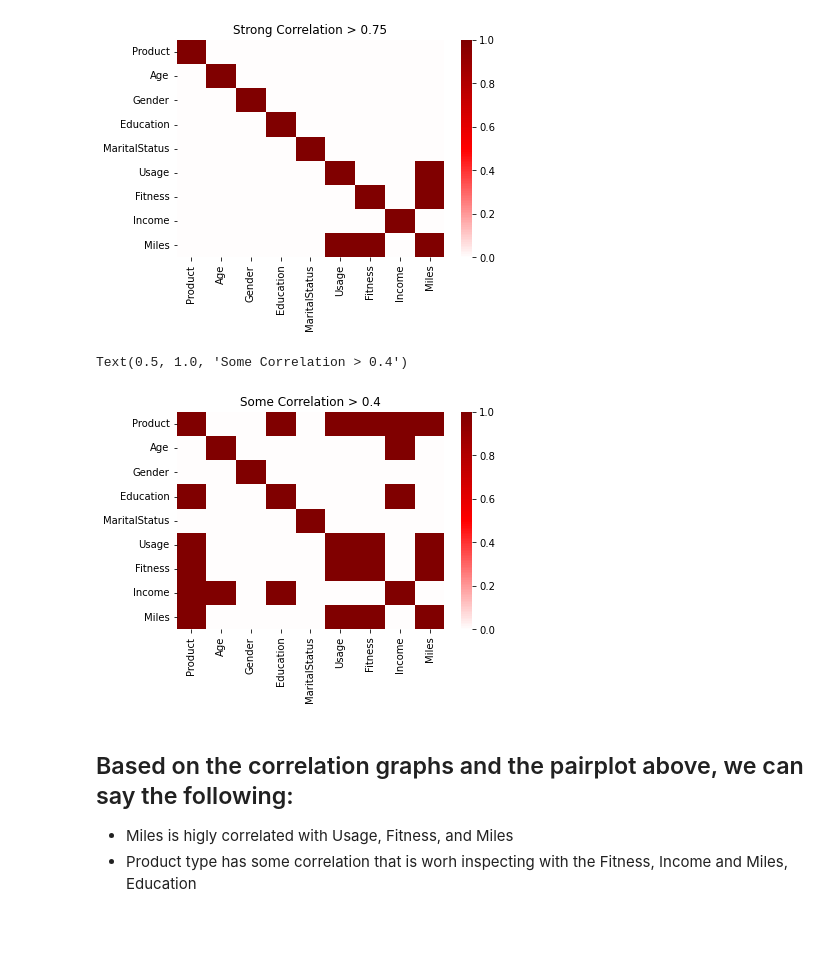
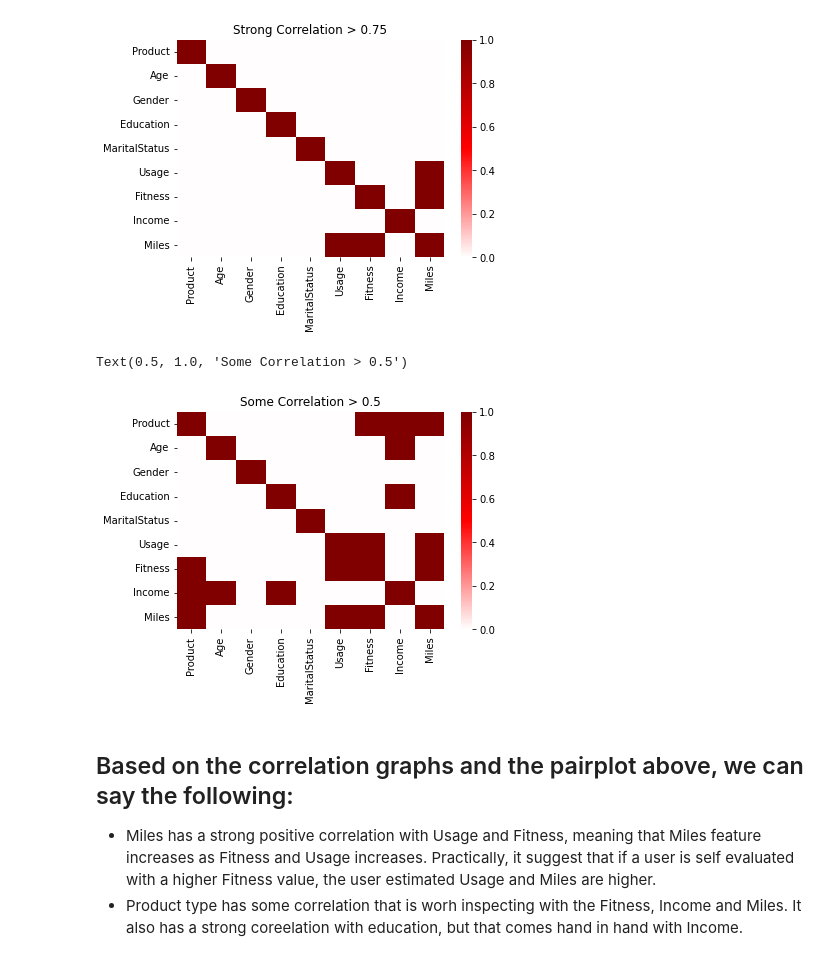
Before and after one commit to FelixOnofrei/Data-Science, a Jupyter notebook: Cardio_Dataset_EDA_Descriptive_Statistics.ipynb, the cells around one changed output. Cells and saved outputs as stored; diff of their text form; code cells hidden in the pictures; blank space fills up the shorter version.

```diff
--- a/Cardio_Dataset_EDA_Descriptive_Statistics.ipynb
+++ b/Cardio_Dataset_EDA_Descriptive_Statistics.ipynb
@@ -107,12 +131,12 @@ plt.title('Strong Correlation > 0.75')
 Text(0.5, 1.0, 'Strong Correlation > 0.75')
 [figure]
 # %%
-sb.heatmap(df.corr(method='spearman')>0.4,cmap='seismic',center=0)
-plt.title('Some Correlation > 0.4')
+sb.heatmap(df.corr(method='spearman')>0.5,cmap='seismic',center=0)
+plt.title('Some Correlation > 0.5')
 # %% [output]
-Text(0.5, 1.0, 'Some Correlation > 0.4')
+Text(0.5, 1.0, 'Some Correlation > 0.5')
-[figure, old version]
+[figure, new version]
 # %% [markdown]
 ## Based on the correlation graphs and the pairplot above, we can say the following:
-- Miles is higly correlated with Usage, Fitness, and Miles
-- Product type has some correlation that is worh inspecting with the Fitness, Income and Miles, Education
+- Miles has a strong positive correlation with Usage and Fitness, meaning that Miles feature increases as Fitness and Usage increases. Practically, it suggest that if a user is self evaluated with a higher Fitness value, the user estimated Usage and Miles are higher.
+- Product type has some correlation that is worh inspecting with the Fitness, Income and Miles. It also has a strong coreelation with education, but that comes hand in hand with Income.
```
Also changed, not shown: parts of 9 cells of this notebook.
